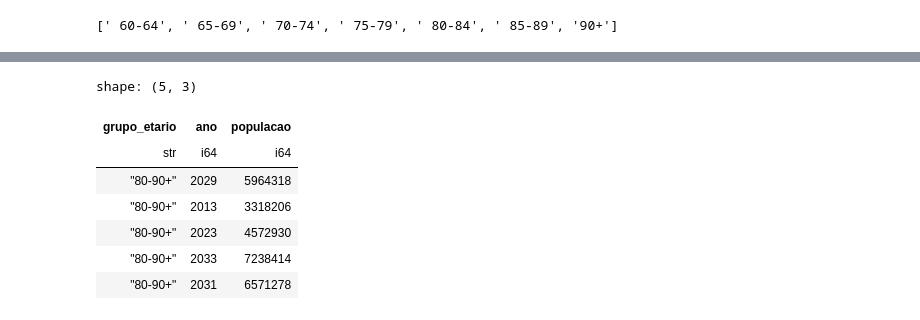
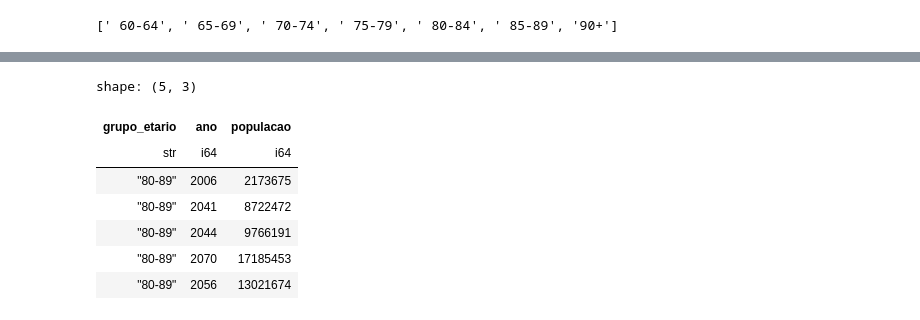
Before and after one commit to LazaroDamasceno/Artigo-Perfil-Eleitoral-BR, a Jupyter notebook: analise_dados/projecao_populacao/projecao_populacao_grupo_etario_ano..ipynb, the cells around one changed output, grey strips where cells are left out. Drawn from its saved outputs; the diff is of its cells as text; code cells hidden in the pictures.

```diff
--- a/analise_dados/projecao_populacao/projecao_populacao_grupo_etario_ano..ipynb
+++ b/analise_dados/projecao_populacao/projecao_populacao_grupo_etario_ano..ipynb
@@ -117,19 +117,19 @@ shape: (5, 3)
 # %%
-df_idoso_8090 = df_idoso.filter(
-    pl.col('grupo_etario').is_in([' 80-84', ' 85-89', '90+'])
+df_idoso_8089 = df_idoso.filter(
+    pl.col('grupo_etario').is_in([' 80-84', ' 85-89'])
 ).with_columns(
-    pl.lit('80-90+').alias('grupo_etario')
+    pl.lit('80-89').alias('grupo_etario')
 ).group_by(['grupo_etario', 'ano']).agg(
     pl.col('populacao').sum()
 )
 # %%
-df_idoso_8090.head()
+df_idoso_8089.head()
 # %% [output]
 shape: (5, 3)
 | grupo_etario | ano | populacao |
 | str | i64 | i64 |
-| "80-90+" | 2029 | 5964318 |
-| "80-90+" | 2013 | 3318206 |
-| "80-90+" | 2023 | 4572930 |
-| "80-90+" | 2033 | 7238414 |
-| "80-90+" | 2031 | 6571278 |
+| "80-89" | 2006 | 2173675 |
+| "80-89" | 2041 | 8722472 |
+| "80-89" | 2044 | 9766191 |
+| "80-89" | 2070 | 17185453 |
+| "80-89" | 2056 | 13021674 |
```
Also changed, not shown: parts of 7 cells of this notebook, 12 other files.
